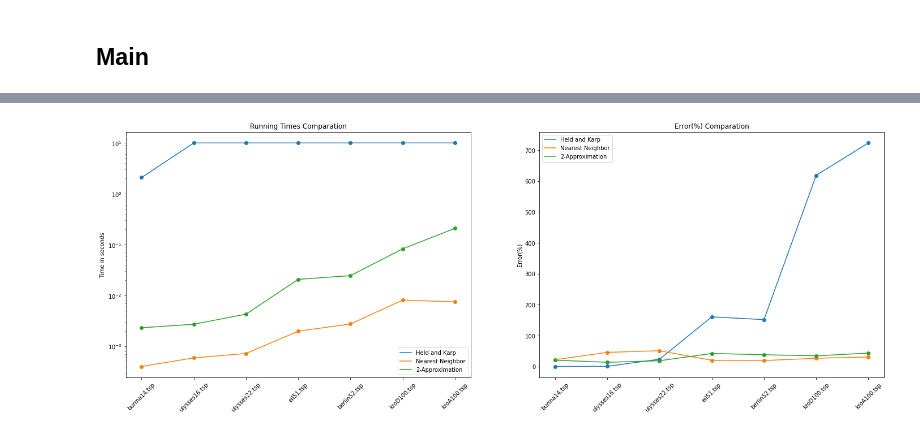
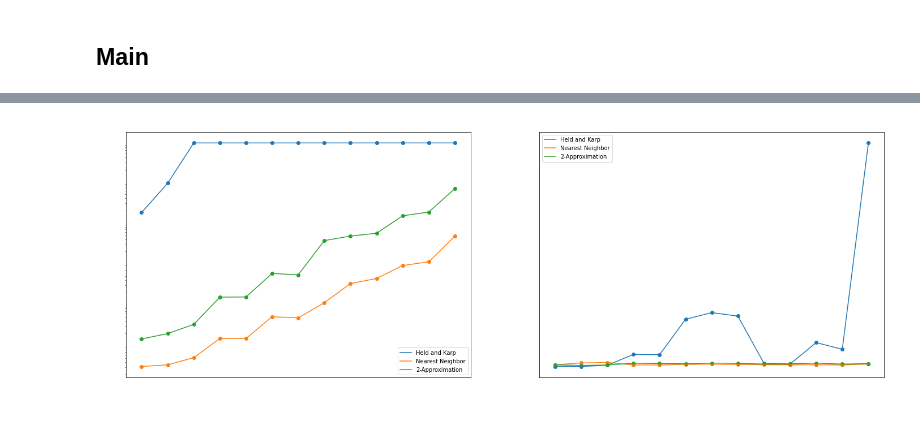
Before and after one commit to cipz/AlgoritmiAvanzati, a Jupyter notebook: Homework2/hm2.ipynb, the cells around one changed output, grey strips where cells are left out. Saved outputs shown, nothing was run; the diff lists cells and outputs as text; code cells hidden in the pictures.

Commit message:
Added new graph and final results

```diff
--- a/Homework2/hm2.ipynb
+++ b/Homework2/hm2.ipynb
@@ -344,7 +344,7 @@ def execute_algs(dataset_name):
     print("-------------------------------------------------------------------")
     print("Executing Held Karp algorithm on {} dataset.".format(dataset_name))
     starting_time = time.time()
-    max_time = 10
+    max_time = 90
     held_karp_value = held_karp(0, vertexes, starting_time + max_time)
     held_karp_time = '%.5f'%(time.time() - starting_time)
     print("Best solution found in {} seconds : {}".format(held_karp_time, held_karp_value))
@@ -379,13 +379,13 @@ inputs = {
     "eil51.tsp": 426,
     "berlin52.tsp": 7542,
     "kroD100.tsp": 21294,
-    "kroA100.tsp": 21282
-    #"ch150.tsp": 6528,
-    #"gr202.tsp": 40160,
-    #"gr229.tsp": 134602,
-    #"pcb442.tsp": 50778 ,
-    #"d493.tsp": 35002,
-    #"dsj1000.tsp":18659688
+    "kroA100.tsp": 21282,
+    "ch150.tsp": 6528,
+    "gr202.tsp": 40160,
+    "gr229.tsp": 134602,
+    "pcb442.tsp": 50778 ,
+    "d493.tsp": 35002,
+    "dsj1000.tsp":18659688
 }
 for dataset_name in inputs.keys():
     dimension, weight_type, vertexes = import_dataset(path + dataset_name)
@@ -437,5 +443,4 @@ df
 # %%
-
 res_np=np.array(results, dtype="float64")
 
 held_karp_times=res_np[:,1]
@@ -453,33 +458,64 @@ ax1,ax2=ax
 
 fig.set_figwidth(24)
 fig.set_figheight(8)
 
 ax1.plot(list(inputs), held_karp_times)
 ax1.scatter(list(inputs), held_karp_times)
 ax1.plot(list(inputs), closest_times)
 ax1.scatter(list(inputs), closest_times)
 ax1.plot(list(inputs), two_approximation_times)
 ax1.scatter(list(inputs), two_approximation_times)
 
 ax2.plot(list(inputs), held_karp_errors)
 ax2.scatter(list(inputs), held_karp_errors)
 ax2.plot(list(inputs), closest_errors)
 ax2.scatter(list(inputs), closest_errors)
 ax2.plot(list(inputs), two_approximation_errors)
 ax2.scatter(list(inputs), two_approximation_errors)
 
 ax1.set_xticklabels(list(inputs),rotation=45)
 ax2.set_xticklabels(list(inputs),rotation=45)
 
 ax1.legend(["Held and Karp", "Nearest Neighbor","2-Approximation"])
-ax1.set_title("Running Times Comparation")
+ax1.set_title("Running Times Comparison")
 ax1.set_ylabel("Time in seconds")
 ax1.set_yscale("log")
 
-ax2.set_title("Error(%) Comparation")
+ax2.set_title("Error(%) Comparison")
 ax2.legend(["Held and Karp", "Nearest Neighbor","2-Approximation"])
 ax2.set_ylabel("Error(%)")
 
+ax1.yaxis.label.set_color('white')
+ax1.xaxis.label.set_color('white')
+ax2.yaxis.label.set_color('white')
+ax2.xaxis.label.set_color('white')
+ax1.tick_params(axis='x', colors='white')
+ax1.tick_params(axis='y', colors='white')
+ax2.tick_params(axis='x', colors='white')
+ax2.tick_params(axis='y', colors='white')
+ax1.title.set_color('white')
+ax2.title.set_color('white')
+
+ax3.plot(list(inputs), held_karp_errors)
+ax3.scatter(list(inputs), held_karp_errors)
+ax3.plot(list(inputs), closest_errors)
+ax3.scatter(list(inputs), closest_errors)
+ax3.plot(list(inputs), two_approximation_errors)
+ax3.scatter(list(inputs), two_approximation_errors)
+ax3.set_xticklabels(list(inputs),rotation=45)
+ax3.set_title("Error(%) Comparison")
+ax3.legend(["Held and Karp", "Nearest Neighbor","2-Approximation"])
+ax3.set_yscale("log")
+ax3.set_ylabel("Error(%)")
+
+ax3.yaxis.label.set_color('white')
+ax3.xaxis.label.set_color('white')
+ax3.tick_params(axis='x', colors='white')
+ax3.tick_params(axis='y', colors='white')
+ax3.title.set_color('white')
+
+
+
 fig.show()
 # %% [output]
-[figure, old version]
+[figure, new version]
```
Also changed, not shown: parts of 3 cells of this notebook.
